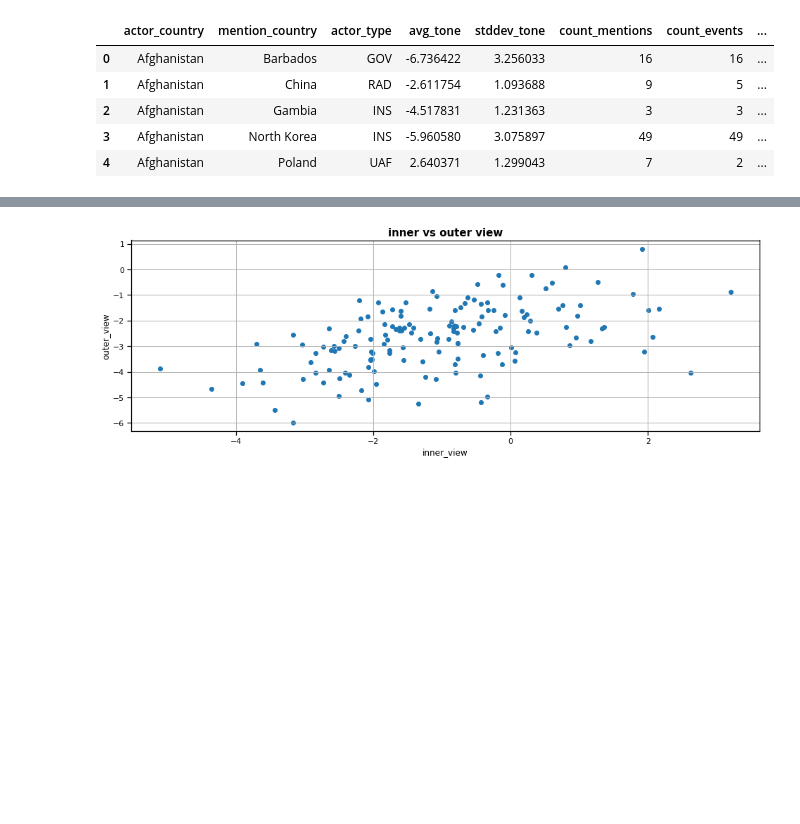
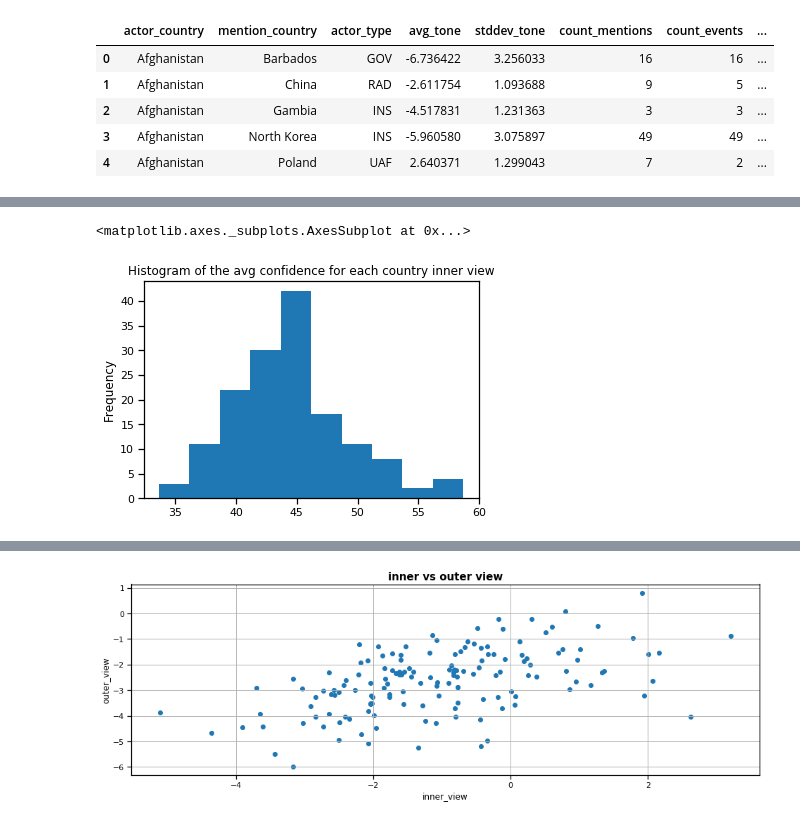
Before and after one commit to NatGr/projectAdA, a Jupyter notebook: Notebook.ipynb, the cells around one changed output, grey strips where cells are left out. Cells and saved outputs as stored; diff of their text form; code cells hidden in the pictures; blank space fills up the shorter version.

```diff
--- a/Notebook.ipynb
+++ b/Notebook.ipynb
@@ -71,0 +89,6 @@ media_to_country_view.head()
+# %%
+country_inner_view.avg_conf.plot(kind="hist",
+                        title="Histogram of the avg confidence for each country inner view");
+# %% [output]
+<matplotlib.axes._subplots.AxesSubplot at 0x...>
+[figure, added]
```
Also changed, not shown: parts of 18 cells of this notebook, 1 other file.
